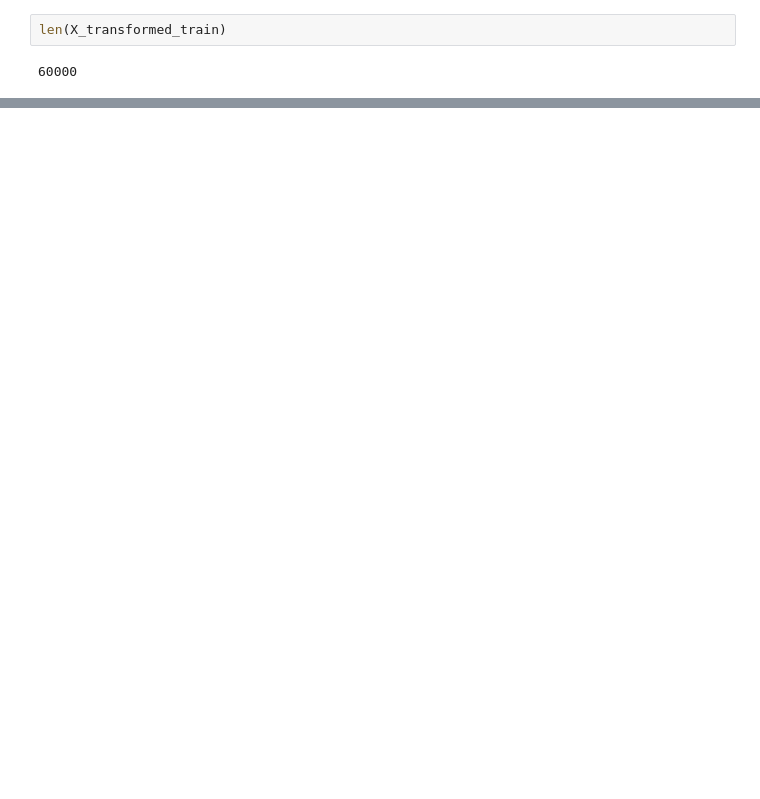
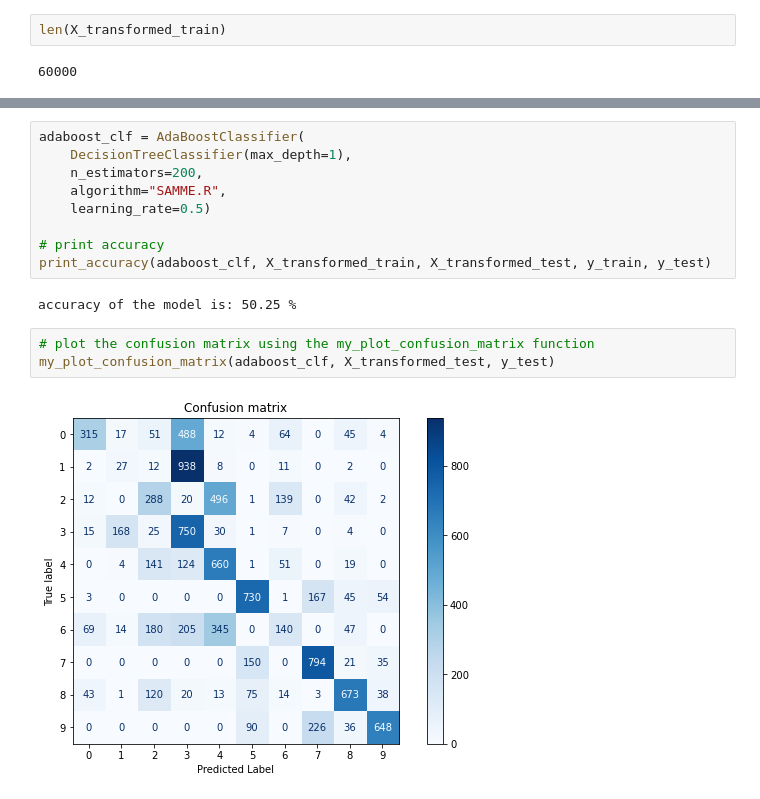
Before and after one commit to kggold4/final-project-data-visualization, a Jupyter notebook: task_2.1.ipynb, the cells around one changed output, grey strips where cells are left out. Drawn from its saved outputs; the diff is of its cells as text; blank space fills up the shorter version.

```diff
--- a/task_2.1.ipynb
+++ b/task_2.1.ipynb
@@ -189,0 +238,16 @@ ValueError: Number of features of the model must match the input. Model n_featur
+# %%
+adaboost_clf = AdaBoostClassifier(
+    DecisionTreeClassifier(max_depth=1),
+    n_estimators=200,
+    algorithm="SAMME.R",
+    learning_rate=0.5)
+
+# print accuracy
+print_accuracy(adaboost_clf, X_transformed_train, X_transformed_test, y_train, y_test)
+# %% [output]
+accuracy of the model is: 50.25 %
+# %%
+# plot the confusion matrix using the my_plot_confusion_matrix function
+my_plot_confusion_matrix(adaboost_clf, X_transformed_test, y_test)
+# %% [output]
+[figure, added]
```
Also changed, not shown: parts of 21 cells of this notebook, 1 other file.
